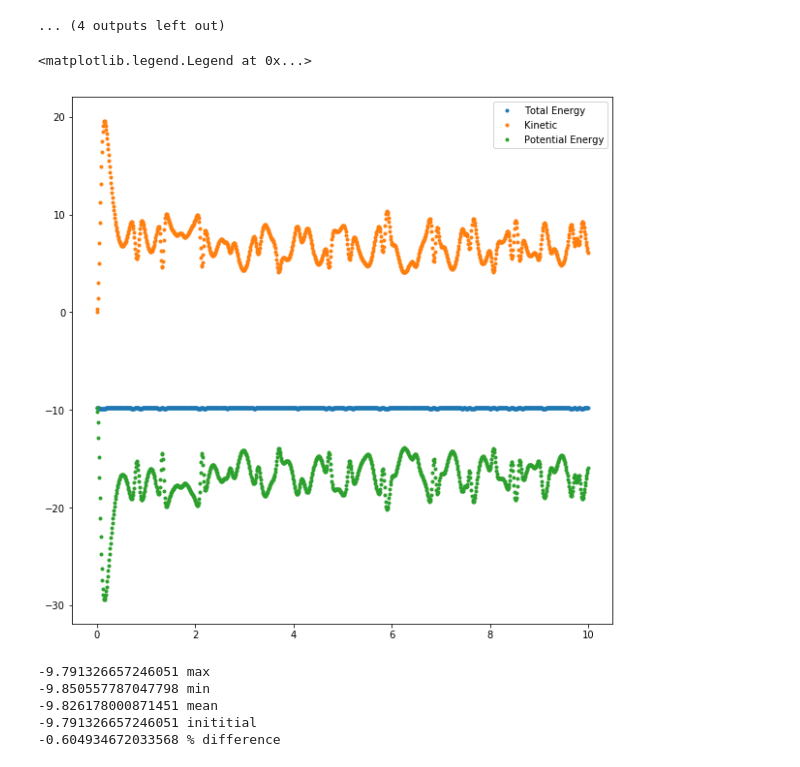
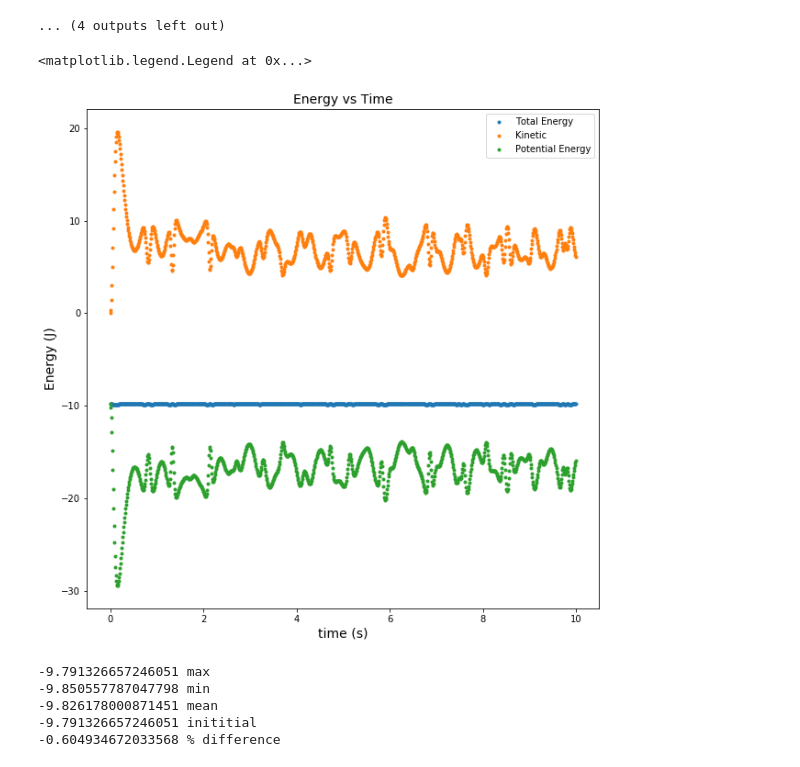
Before and after one commit to andrewkhardy/PHY-407, a Jupyter notebook: Lab06_Q3.ipynb, the cells around one changed output. Saved outputs shown, nothing was run; the diff lists cells and outputs as text; code cells hidden in the pictures.

```diff
--- a/Lab06_Q3.ipynb
+++ b/Lab06_Q3.ipynb
@@ -276,12 +276,15 @@ for i in range(num_particles):
 # %%
 plt.figure(figsize = (10,10))
 plt.plot(t, Energy, '.', label = 'Total Energy')
 plt.plot(t, Kin, '.', label = 'Kinetic')
 plt.plot(t, Pot/2, '.', label = 'Potential Energy')
+plt.title('Energy vs Time', fontsize = 14)
+plt.xlabel('time (s)', fontsize = 14)
+plt.ylabel('Energy (J)', fontsize = 14)
 plt.legend()
 # %% [output]
 <matplotlib.legend.Legend at 0x...>
-[figure, old version]
+[figure, new version]
 # %%
 print(max(Energy),'max')
 print(min(Energy),'min')
```
Also changed, not shown: parts of 2 cells of this notebook, 1 other file.
